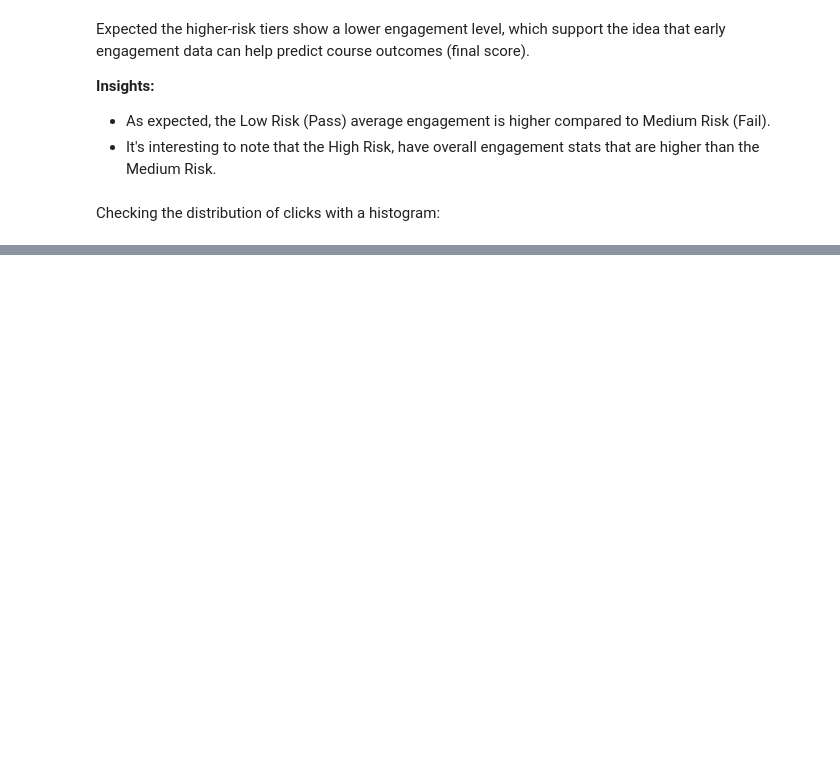
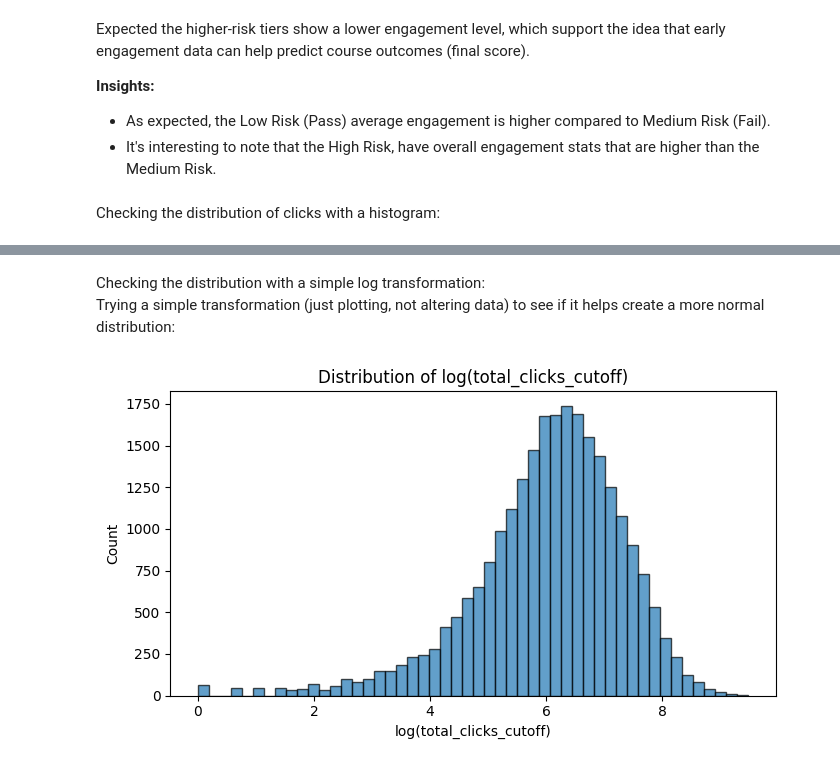
Before and after one commit to dataweby/ToU-Classification, a Jupyter notebook: notebooks/01_dataset_preprocessing.ipynb, the cells around one changed output, grey strips where cells are left out. Saved outputs shown, nothing was run; the diff lists cells and outputs as text; code cells hidden in the pictures; blank space fills up the shorter version.

```diff
--- a/notebooks/01_dataset_preprocessing.ipynb
+++ b/notebooks/01_dataset_preprocessing.ipynb
@@ -918,0 +919,22 @@ The distribution is leaning left (lower values) and spans across a wide range (n
+# %% [markdown]
+Checking the distribution with a simple log transformation:<br>
+Trying a simple transformation (just plotting, not altering data) to see if it helps create a more normal distribution:
+# %%
+# Simple Log transformation plot
+fig, ax = plt.subplots(figsize=(7, 4))
+
+# Using np.log() for a simple natural log transformation
+# Note: This will throw an error or return '-inf' if any values in 'vals' are 0.
+ax.hist(np.log(vals), bins=50, edgecolor='black', alpha=0.7)
+
+ax.set_title(f"Distribution of log({feature_for_plot})")
+ax.set_xlabel(f"log({feature_for_plot})")
+ax.set_ylabel("Count")
+
+plt.tight_layout()
+
+# Updated filename to reflect the change
+plt.savefig(FIG_DIR / "visual_9_log_total_clicks_distribution.png", dpi=200)
+plt.show()
+# %% [output]
+[figure, added]
```
Also changed, not shown: parts of 21 cells of this notebook, 10 other files.
